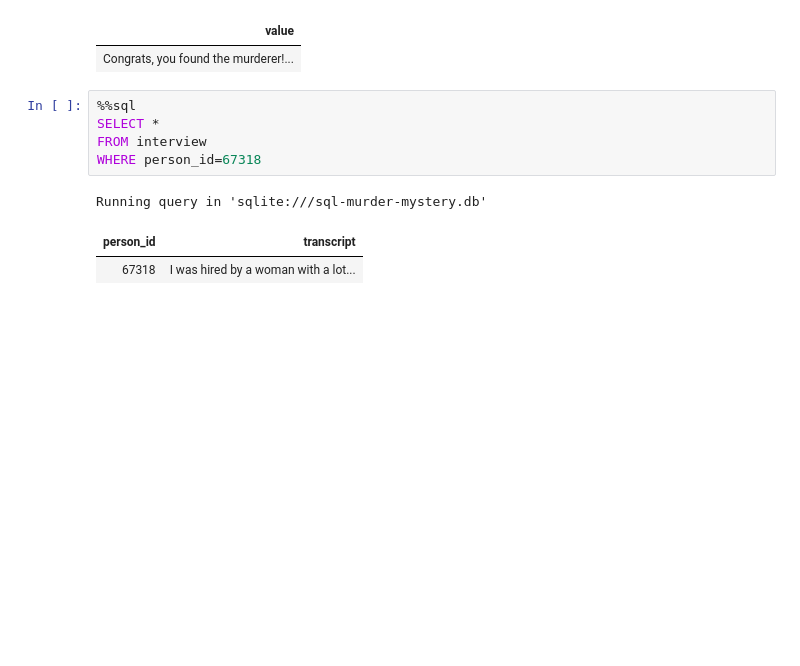
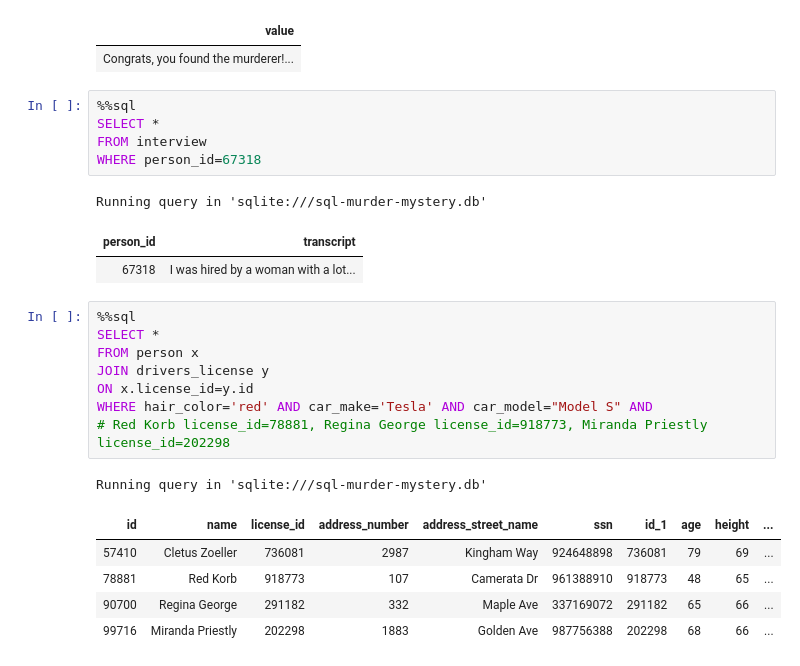
Before and after one commit to UCSF-DataSci/3-sql-bobachubs, a Jupyter notebook: MYSTERY.ipynb, the cells around one changed output. Cells and saved outputs as stored; diff of their text form; blank space fills up the shorter version.

```diff
--- a/MYSTERY.ipynb
+++ b/MYSTERY.ipynb
@@ -178,3 +178,18 @@ WHERE person_id=67318
 Running query in 'sqlite:///sql-murder-mystery.db'
 | person_id | transcript |
 | 67318 | I was hired by a woman with a lot... |
+# %%
+%%sql
+SELECT *
+FROM person x
+JOIN drivers_license y
+ON x.license_id=y.id
+WHERE hair_color='red' AND car_make='Tesla' AND car_model="Model S" AND
+# Red Korb license_id=78881, Regina George license_id=918773, Miranda Priestly license_id=202298
+# %% [output]
+Running query in 'sqlite:///sql-murder-mystery.db'
+| id | name | license_id | address_number | address_street_name | ssn | id_1 | age | height | ... |
+| 57410 | Cletus Zoeller | 736081 | 2987 | Kingham Way | 924648898 | 736081 | 79 | 69 | ... |
+| 78881 | Red Korb | 918773 | 107 | Camerata Dr | 961388910 | 918773 | 48 | 65 | ... |
+| 90700 | Regina George | 291182 | 332 | Maple Ave | 337169072 | 291182 | 65 | 66 | ... |
+| 99716 | Miranda Priestly | 202298 | 1883 | Golden Ave | 987756388 | 202298 | 68 | 66 | ... |
```
Also changed, not shown: parts of 1 cell of this notebook.
